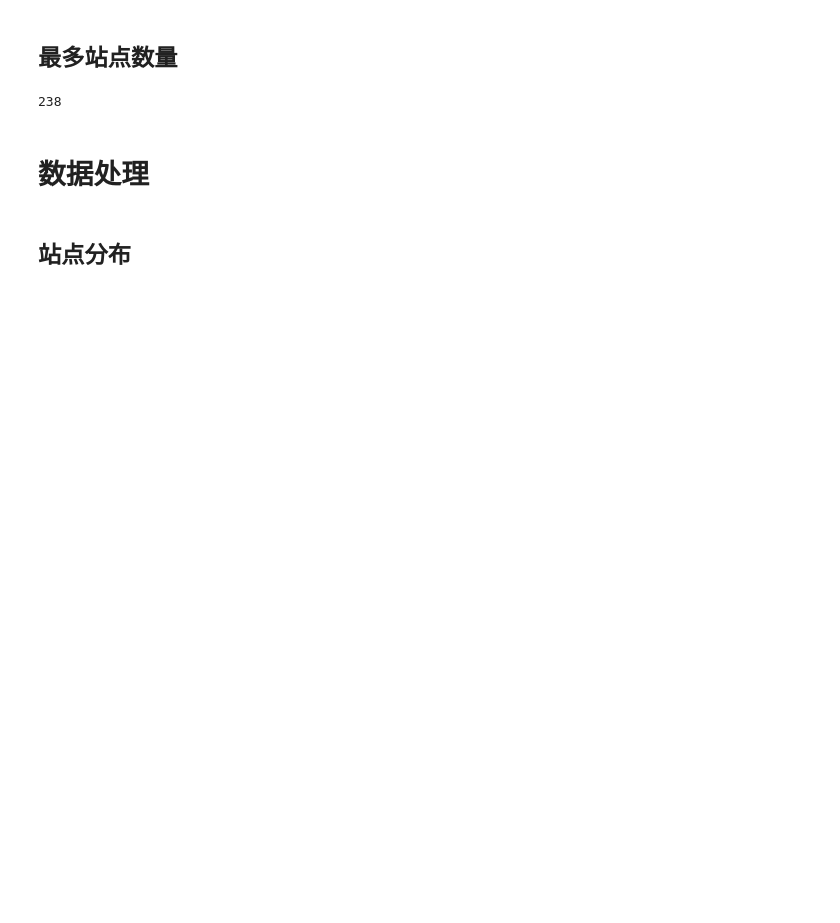
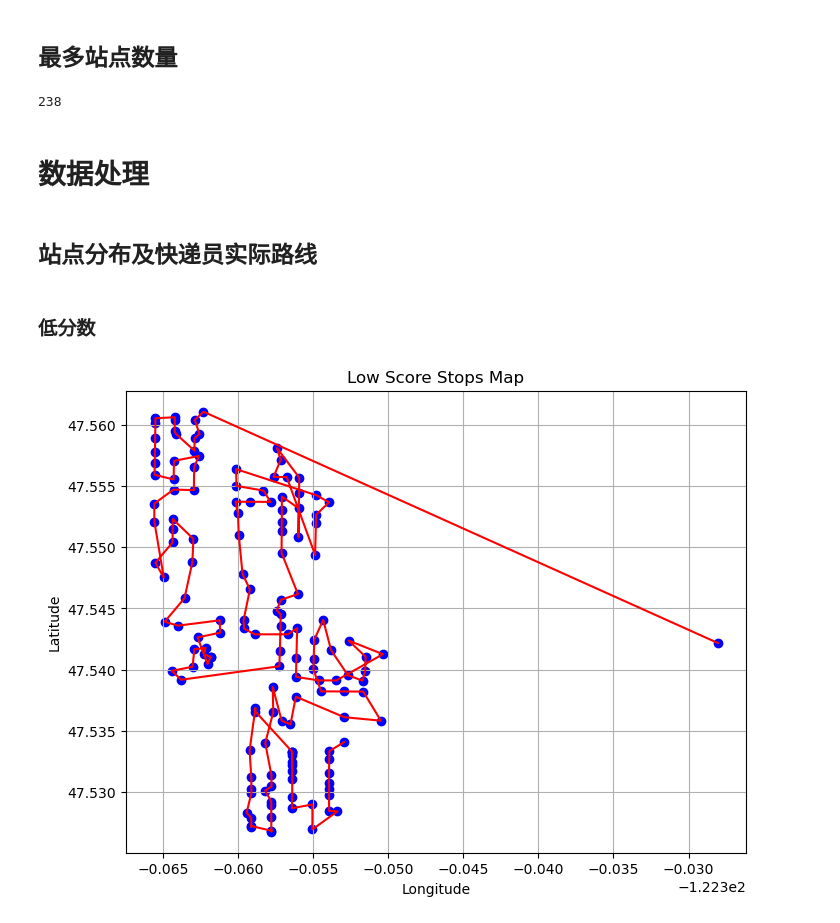
Before and after one commit to QYsaltyfish/Modeling-and-Optimization-Group, a Jupyter notebook: Code/model_build/model_build.ipynb, the cells around one changed output. Cells and saved outputs as stored; diff of their text form; code cells hidden in the pictures; blank space fills up the shorter version.

```diff
--- a/Code/model_build/model_build.ipynb
+++ b/Code/model_build/model_build.ipynb
@@ -100,4 +100,4 @@ max(len(route["stops"]) for route in route_data.values())
 # %% [markdown]
 # 数据处理
 # %% [markdown]
-## 站点分布
+## 站点分布及快递员实际路线
@@ -103,0 +127,6 @@ max(len(route["stops"]) for route in route_data.values())
+# %% [markdown]
+### 低分数
+# %%
+plot_route(31)
+# %% [output]
+[figure, added]
```
Also changed, not shown: parts of 12 cells of this notebook, 3 other files.
